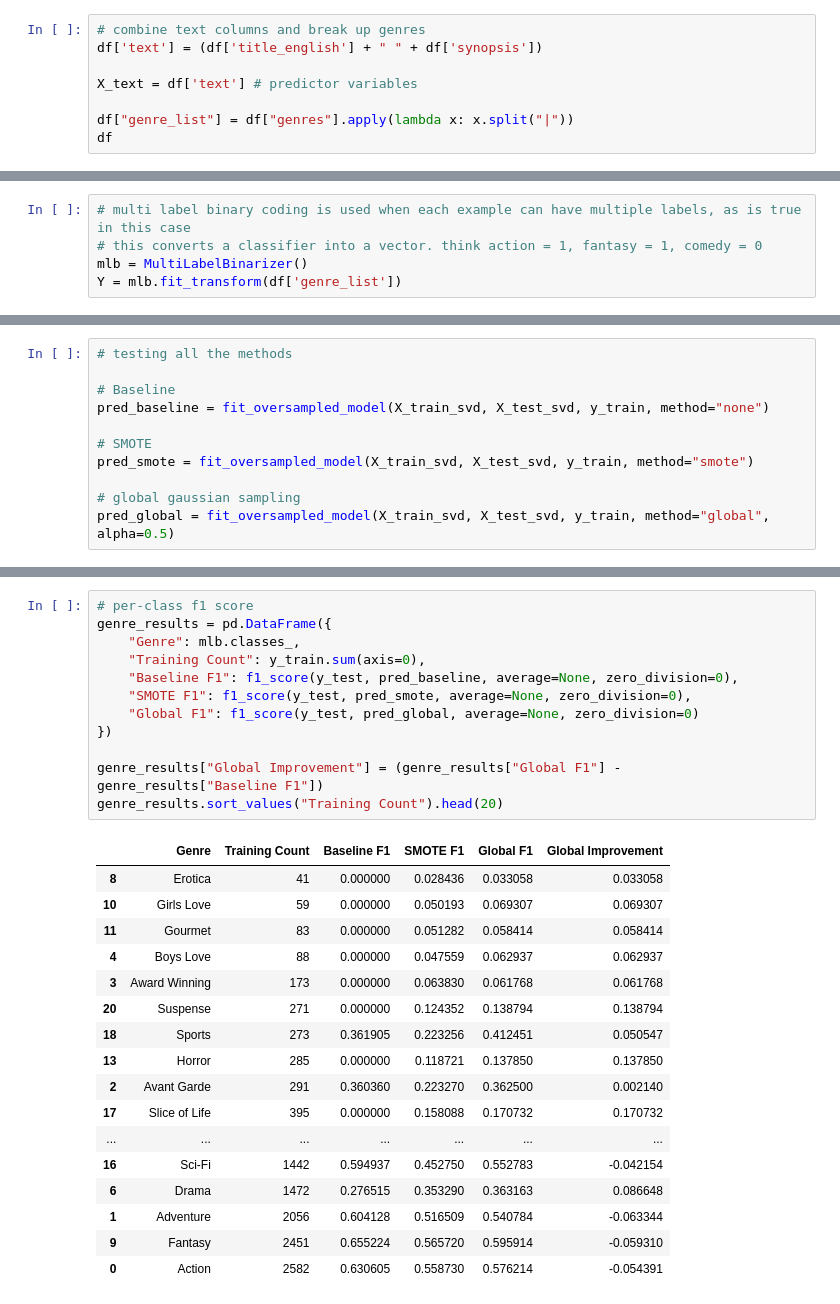
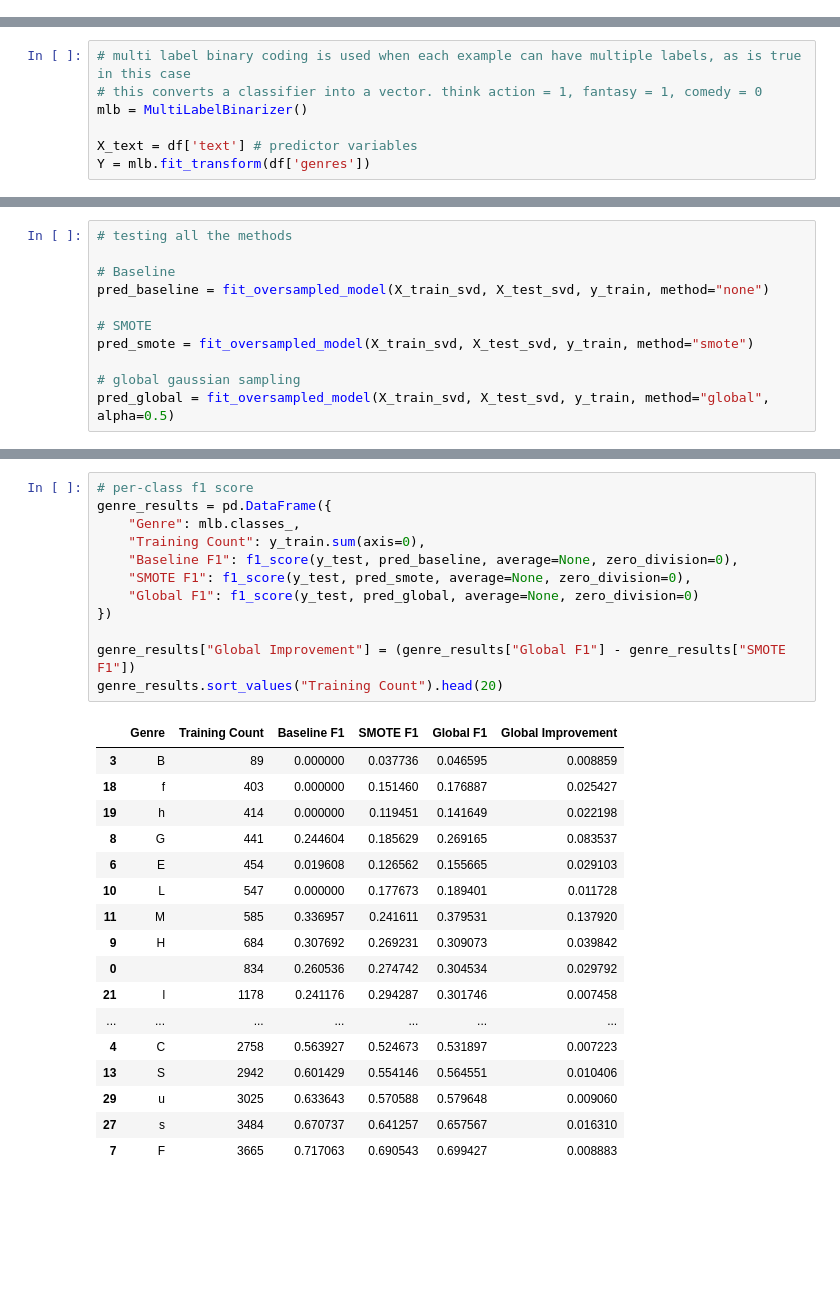
Before and after one commit to smleek/final_project, a Jupyter notebook: global_gauss_sample/classifying.ipynb, the cells around one changed output, grey strips where cells are left out. Cells and saved outputs as stored; diff of their text form; blank space fills up the shorter version.

```diff
--- a/global_gauss_sample/classifying.ipynb
+++ b/global_gauss_sample/classifying.ipynb
@@ -50,8 +49,0 @@ df
-# %%
-# combine text columns and break up genres
-df['text'] = (df['title_english'] + " " + df['synopsis'])
-
-X_text = df['text'] # predictor variables
-
-df["genre_list"] = df["genres"].apply(lambda x: x.split("|"))
-df
@@ -73,7 +51,9 @@ df
 # multi label binary coding is used when each example can have multiple labels, as is true in this case
 # this converts a classifier into a vector. think action = 1, fantasy = 1, comedy = 0
 mlb = MultiLabelBinarizer()
-Y = mlb.fit_transform(df['genre_list'])
+
+X_text = df['text'] # predictor variables
+Y = mlb.fit_transform(df['genres'])
 # %%
 # train/test split
 # df = df.reset_index(drop=True)
@@ -288,30 +268,30 @@ results
 # %%
 # per-class f1 score
 genre_results = pd.DataFrame({
     "Genre": mlb.classes_,
     "Training Count": y_train.sum(axis=0),
     "Baseline F1": f1_score(y_test, pred_baseline, average=None, zero_division=0),
     "SMOTE F1": f1_score(y_test, pred_smote, average=None, zero_division=0),
     "Global F1": f1_score(y_test, pred_global, average=None, zero_division=0)
 })
 
-genre_results["Global Improvement"] = (genre_results["Global F1"] - genre_results["Baseline F1"])
+genre_results["Global Improvement"] = (genre_results["Global F1"] - genre_results["SMOTE F1"])
 genre_results.sort_values("Training Count").head(20)
 # %% [output]
 |  | Genre | Training Count | Baseline F1 | SMOTE F1 | Global F1 | Global Improvement |
-| 8 | Erotica | 41 | 0.000000 | 0.028436 | 0.033058 | 0.033058 |
-| 10 | Girls Love | 59 | 0.000000 | 0.050193 | 0.069307 | 0.069307 |
-| 11 | Gourmet | 83 | 0.000000 | 0.051282 | 0.058414 | 0.058414 |
-| 4 | Boys Love | 88 | 0.000000 | 0.047559 | 0.062937 | 0.062937 |
-| 3 | Award Winning | 173 | 0.000000 | 0.063830 | 0.061768 | 0.061768 |
-| 20 | Suspense | 271 | 0.000000 | 0.124352 | 0.138794 | 0.138794 |
-| 18 | Sports | 273 | 0.361905 | 0.223256 | 0.412451 | 0.050547 |
-| 13 | Horror | 285 | 0.000000 | 0.118721 | 0.137850 | 0.137850 |
-| 2 | Avant Garde | 291 | 0.360360 | 0.223270 | 0.362500 | 0.002140 |
-| 17 | Slice of Life | 395 | 0.000000 | 0.158088 | 0.170732 | 0.170732 |
+| 3 | B | 89 | 0.000000 | 0.037736 | 0.046595 | 0.008859 |
+| 18 | f | 403 | 0.000000 | 0.151460 | 0.176887 | 0.025427 |
+| 19 | h | 414 | 0.000000 | 0.119451 | 0.141649 | 0.022198 |
+| 8 | G | 441 | 0.244604 | 0.185629 | 0.269165 | 0.083537 |
+| 6 | E | 454 | 0.019608 | 0.126562 | 0.155665 | 0.029103 |
+| 10 | L | 547 | 0.000000 | 0.177673 | 0.189401 | 0.011728 |
+| 11 | M | 585 | 0.336957 | 0.241611 | 0.379531 | 0.137920 |
+| 9 | H | 684 | 0.307692 | 0.269231 | 0.309073 | 0.039842 |
+| 0 |  | 834 | 0.260536 | 0.274742 | 0.304534 | 0.029792 |
+| 21 | l | 1178 | 0.241176 | 0.294287 | 0.301746 | 0.007458 |
 | ... | ... | ... | ... | ... | ... | ... |
-| 16 | Sci-Fi | 1442 | 0.594937 | 0.452750 | 0.552783 | -0.042154 |
-| 6 | Drama | 1472 | 0.276515 | 0.353290 | 0.363163 | 0.086648 |
-| 1 | Adventure | 2056 | 0.604128 | 0.516509 | 0.540784 | -0.063344 |
-| 9 | Fantasy | 2451 | 0.655224 | 0.565720 | 0.595914 | -0.059310 |
-| 0 | Action | 2582 | 0.630605 | 0.558730 | 0.576214 | -0.054391 |
+| 4 | C | 2758 | 0.563927 | 0.524673 | 0.531897 | 0.007223 |
+| 13 | S | 2942 | 0.601429 | 0.554146 | 0.564551 | 0.010406 |
+| 29 | u | 3025 | 0.633643 | 0.570588 | 0.579648 | 0.009060 |
+| 27 | s | 3484 | 0.670737 | 0.641257 | 0.657567 | 0.016310 |
+| 7 | F | 3665 | 0.717063 | 0.690543 | 0.699427 | 0.008883 |
```
Also changed, not shown: parts of 7 cells of this notebook, 2 other files.
